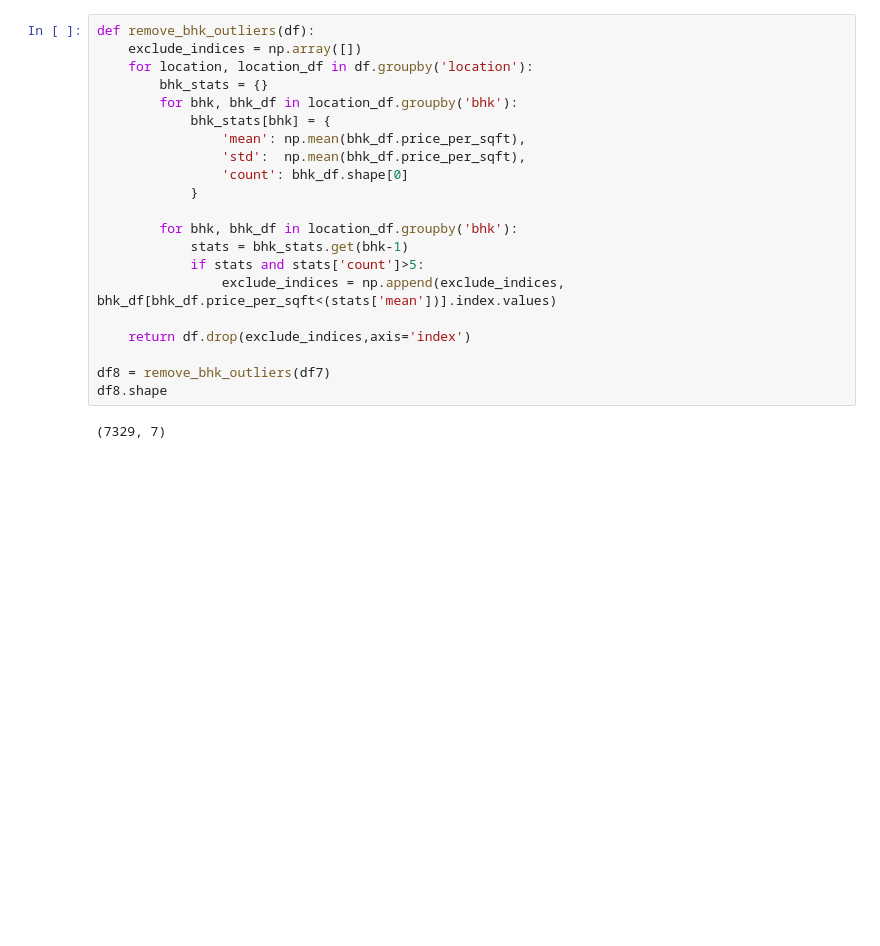
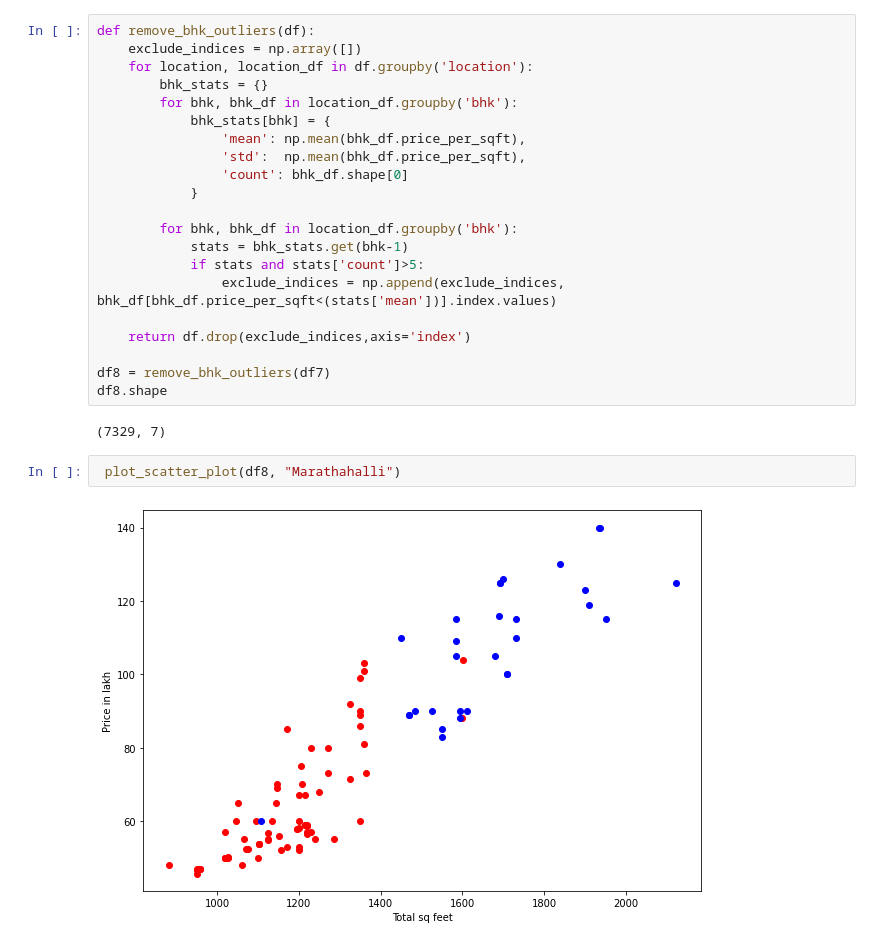
Before and after one commit to Bandhan-singh-katoch/Predict_home_price_prj_ML, a Jupyter notebook: predict-home-price-project.ipynb, the cells around one changed output. Drawn from its saved outputs; the diff is of its cells as text; blank space fills up the shorter version.

```diff
--- a/predict-home-price-project.ipynb
+++ b/predict-home-price-project.ipynb
@@ -320,3 +320,7 @@ df8 = remove_bhk_outliers(df7)
 df8.shape
 # %% [output]
 (7329, 7)
+# %%
+ plot_scatter_plot(df8, "Marathahalli")
+# %% [output]
+[figure, added]
```
Also changed, not shown: parts of 8 cells of this notebook.
